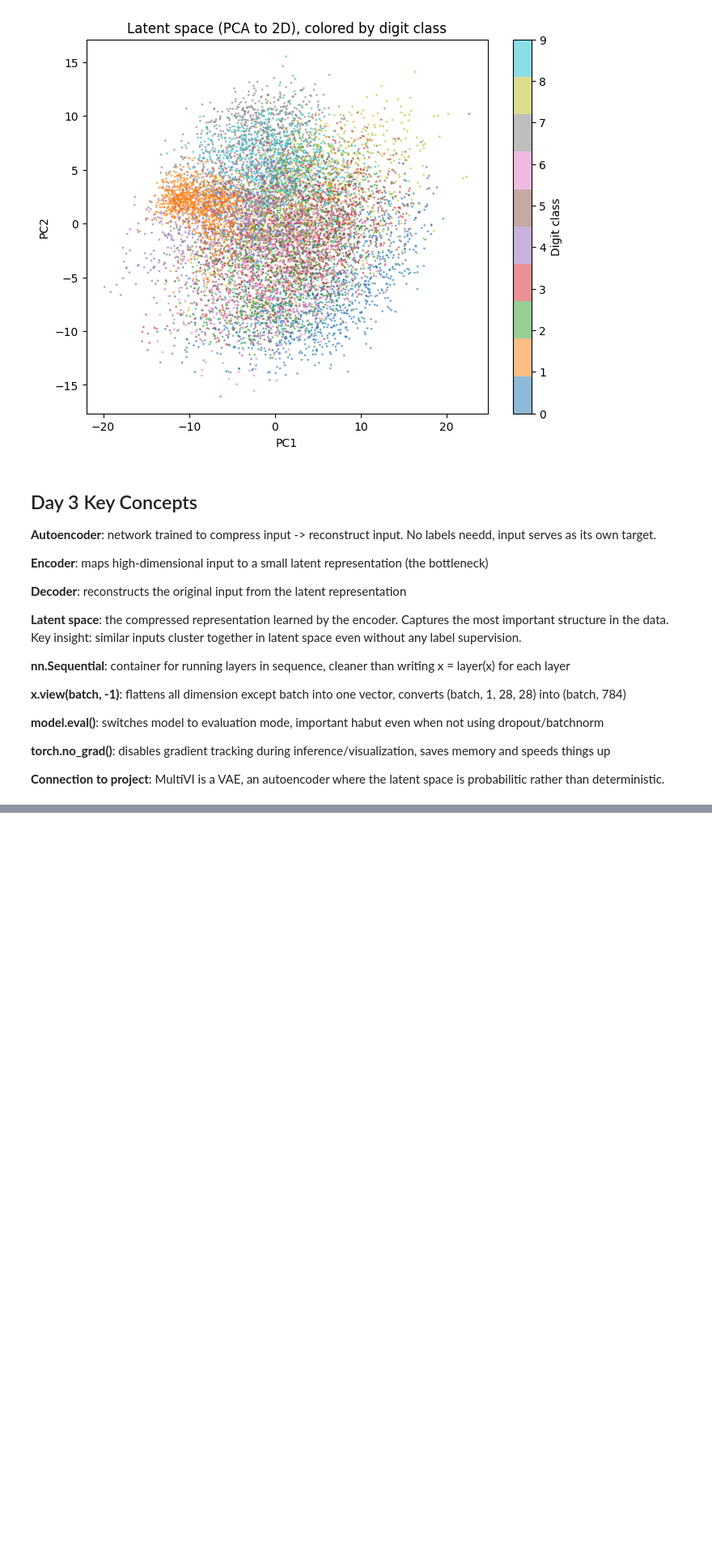
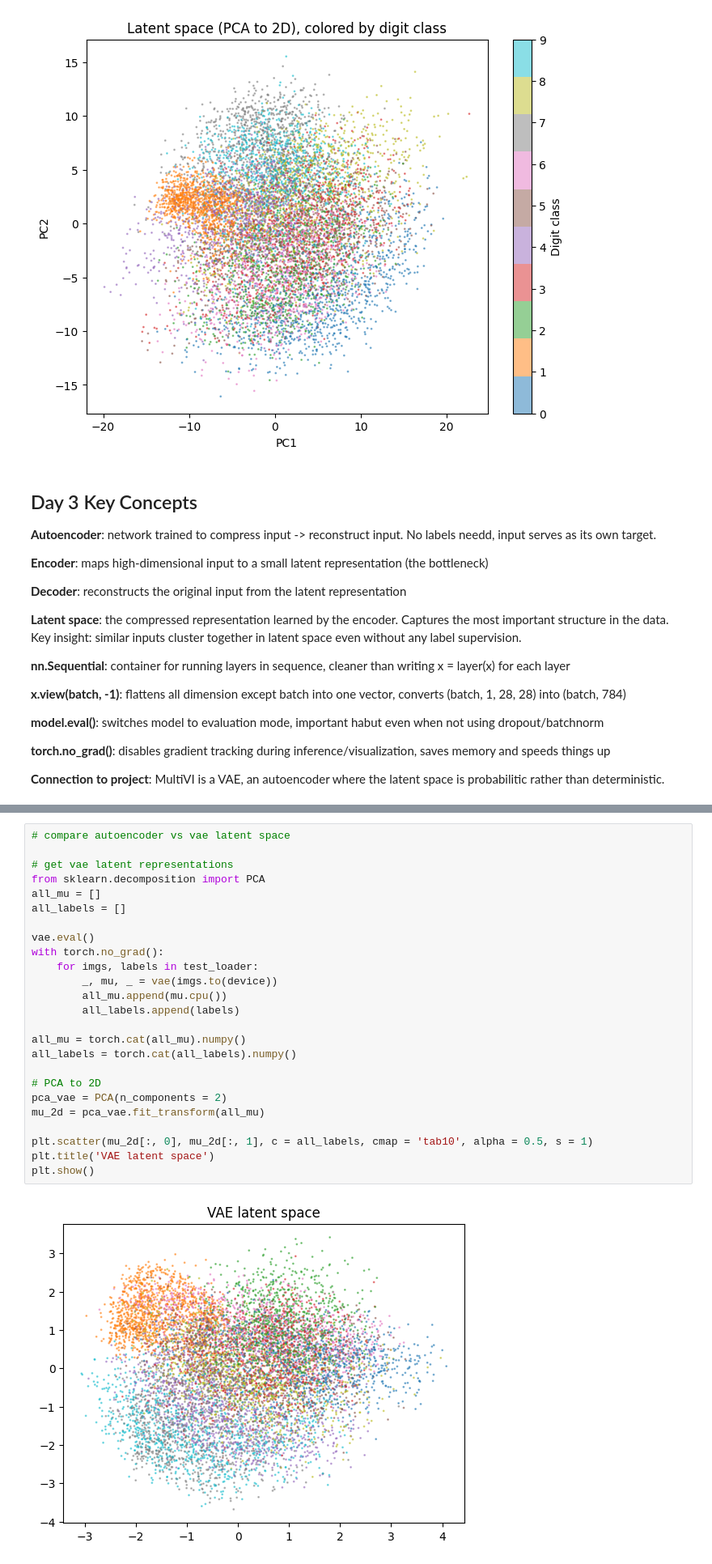
Before and after one commit to matthewniu333/neuroblastoma-multiome, a Jupyter notebook: notebooks/deep_learning_practice.ipynb, the cells around one changed output, grey strips where cells are left out. Shown at 81% size. Drawn from its saved outputs; the diff is of its cells as text; blank space fills up the shorter version.

Commit message:
Learn VAE and gene expression autoencoder

```diff
--- a/notebooks/deep_learning_practice.ipynb
+++ b/notebooks/deep_learning_practice.ipynb
@@ -673,0 +844,27 @@ Latent shape: (10000, 32)
+# %%
+# compare autoencoder vs vae latent space
+
+# get vae latent representations
+from sklearn.decomposition import PCA
+all_mu = []
+all_labels = []
+
+vae.eval()
+with torch.no_grad():
+    for imgs, labels in test_loader:
+        _, mu, _ = vae(imgs.to(device))
+        all_mu.append(mu.cpu())
+        all_labels.append(labels)
+
+all_mu = torch.cat(all_mu).numpy()
+all_labels = torch.cat(all_labels).numpy()
+
+# PCA to 2D
+pca_vae = PCA(n_components = 2)
+mu_2d = pca_vae.fit_transform(all_mu)
+
+plt.scatter(mu_2d[:, 0], mu_2d[:, 1], c = all_labels, cmap = 'tab10', alpha = 0.5, s = 1)
+plt.title('VAE latent space')
+plt.show()
+# %% [output]
+[figure, added]
```
Also changed, not shown: parts of 9 cells of this notebook.
